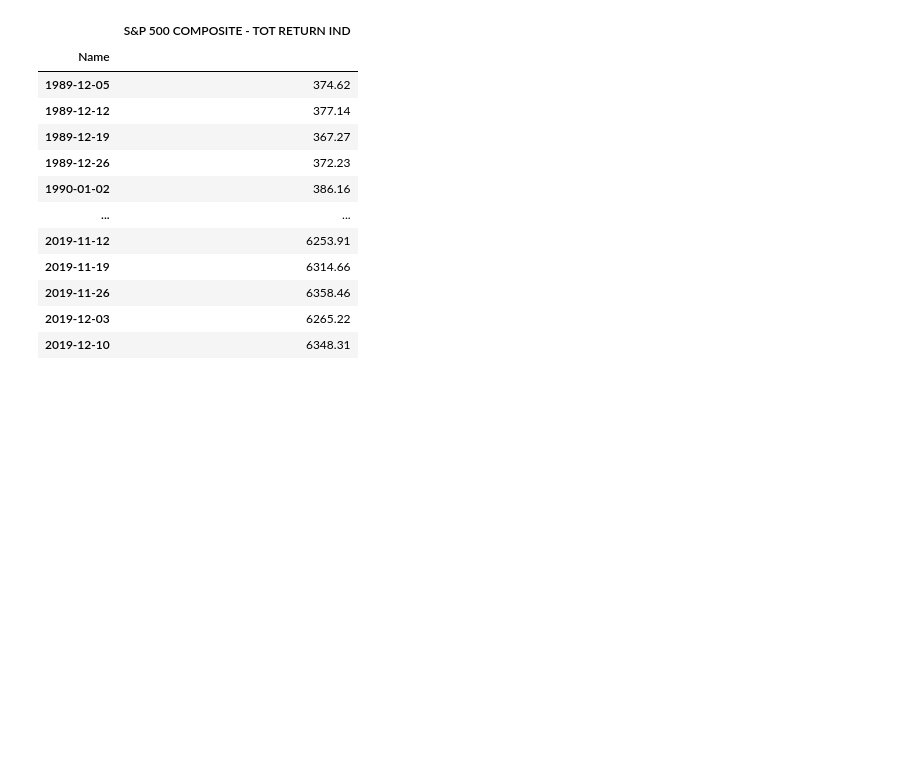
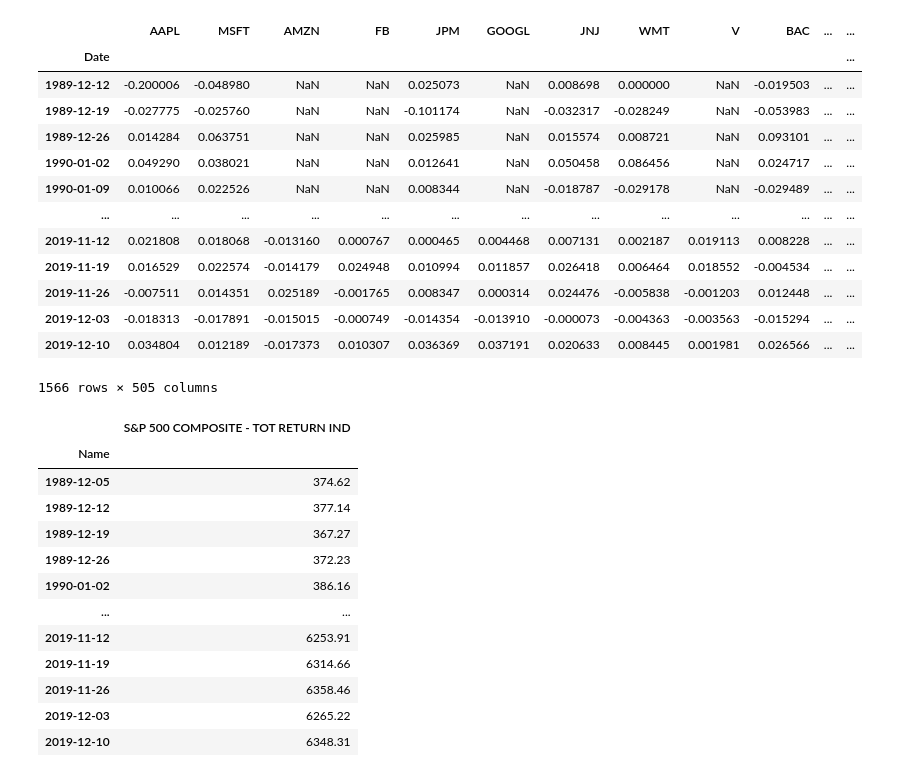
Before and after one commit to ValentinLassaigne/Climate-finance, a Jupyter notebook: Example.ipynb, the cells around one changed output. Saved outputs shown, nothing was run; the diff lists cells and outputs as text; code cells hidden in the pictures; blank space fills up the shorter version.

```diff
--- a/Example.ipynb
+++ b/Example.ipynb
@@ -43,5 +46,22 @@ stocks
 # %%
+#Remove the first week because it is the reference year
 stocks = stocks.iloc[1:]
+stocks
+# %% [output]
+|  | AAPL | MSFT | AMZN | FB | JPM | GOOGL | JNJ | WMT | V | BAC | ... | ... |
+| Date |  |  |  |  |  |  |  |  |  |  |  | ... |
+| 1989-12-12 | -0.200006 | -0.048980 | NaN | NaN | 0.025073 | NaN | 0.008698 | 0.000000 | NaN | -0.019503 | ... | ... |
+| 1989-12-19 | -0.027775 | -0.025760 | NaN | NaN | -0.101174 | NaN | -0.032317 | -0.028249 | NaN | -0.053983 | ... | ... |
+| 1989-12-26 | 0.014284 | 0.063751 | NaN | NaN | 0.025985 | NaN | 0.015574 | 0.008721 | NaN | 0.093101 | ... | ... |
+| 1990-01-02 | 0.049290 | 0.038021 | NaN | NaN | 0.012641 | NaN | 0.050458 | 0.086456 | NaN | 0.024717 | ... | ... |
+| 1990-01-09 | 0.010066 | 0.022526 | NaN | NaN | 0.008344 | NaN | -0.018787 | -0.029178 | NaN | -0.029489 | ... | ... |
+| ... | ... | ... | ... | ... | ... | ... | ... | ... | ... | ... | ... | ... |
+| 2019-11-12 | 0.021808 | 0.018068 | -0.013160 | 0.000767 | 0.000465 | 0.004468 | 0.007131 | 0.002187 | 0.019113 | 0.008228 | ... | ... |
+| 2019-11-19 | 0.016529 | 0.022574 | -0.014179 | 0.024948 | 0.010994 | 0.011857 | 0.026418 | 0.006464 | 0.018552 | -0.004534 | ... | ... |
+| 2019-11-26 | -0.007511 | 0.014351 | 0.025189 | -0.001765 | 0.008347 | 0.000314 | 0.024476 | -0.005838 | -0.001203 | 0.012448 | ... | ... |
+| 2019-12-03 | -0.018313 | -0.017891 | -0.015015 | -0.000749 | -0.014354 | -0.013910 | -0.000073 | -0.004363 | -0.003563 | -0.015294 | ... | ... |
+| 2019-12-10 | 0.034804 | 0.012189 | -0.017373 | 0.010307 | 0.036369 | 0.037191 | 0.020633 | 0.008445 | 0.001981 | 0.026566 | ... | ... |
+1566 rows × 505 columns
 # %%
 index = pd.read_excel('Individual_stock_data.xlsx',sheet_name='SP500',index_col = 0)
 index
```
Also changed, not shown: parts of 5 cells of this notebook, 1 other file.
